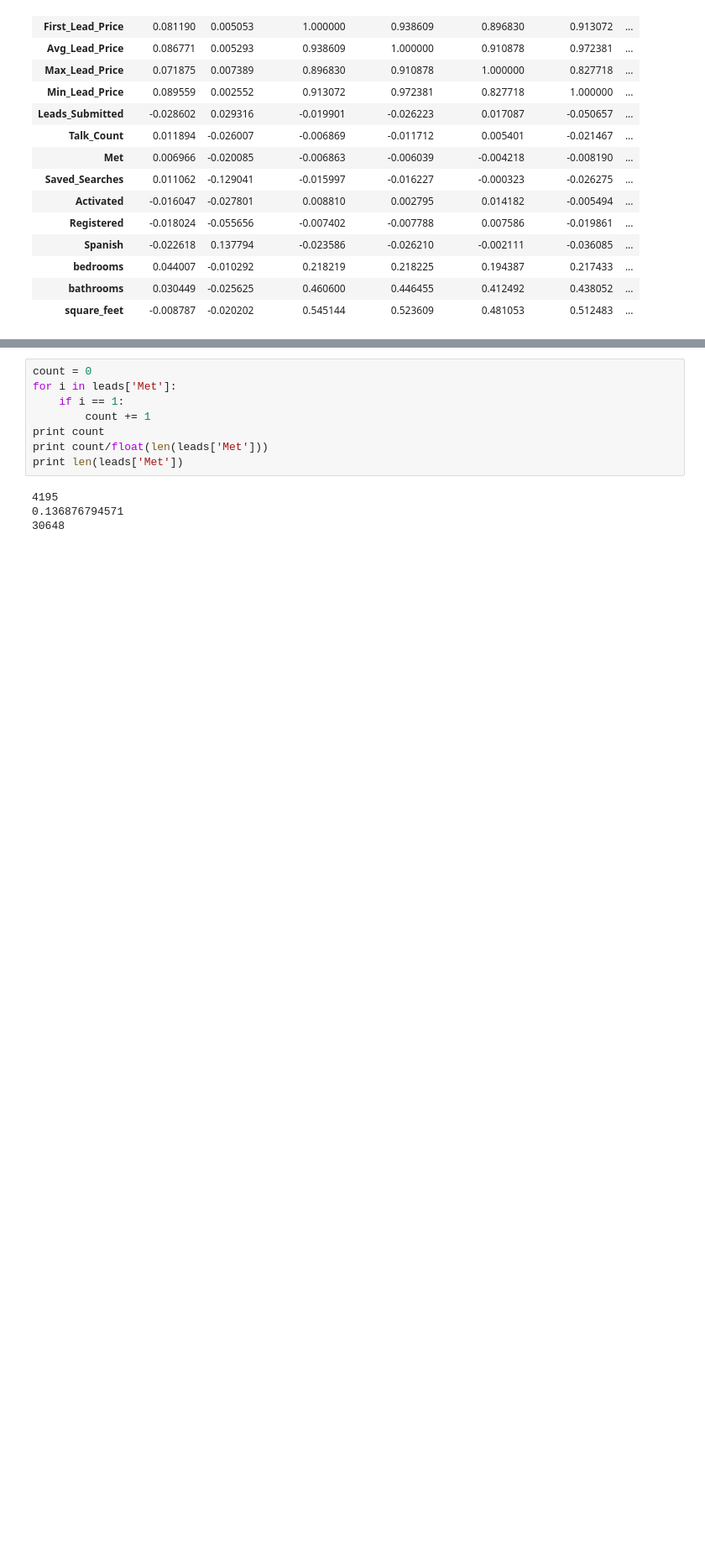
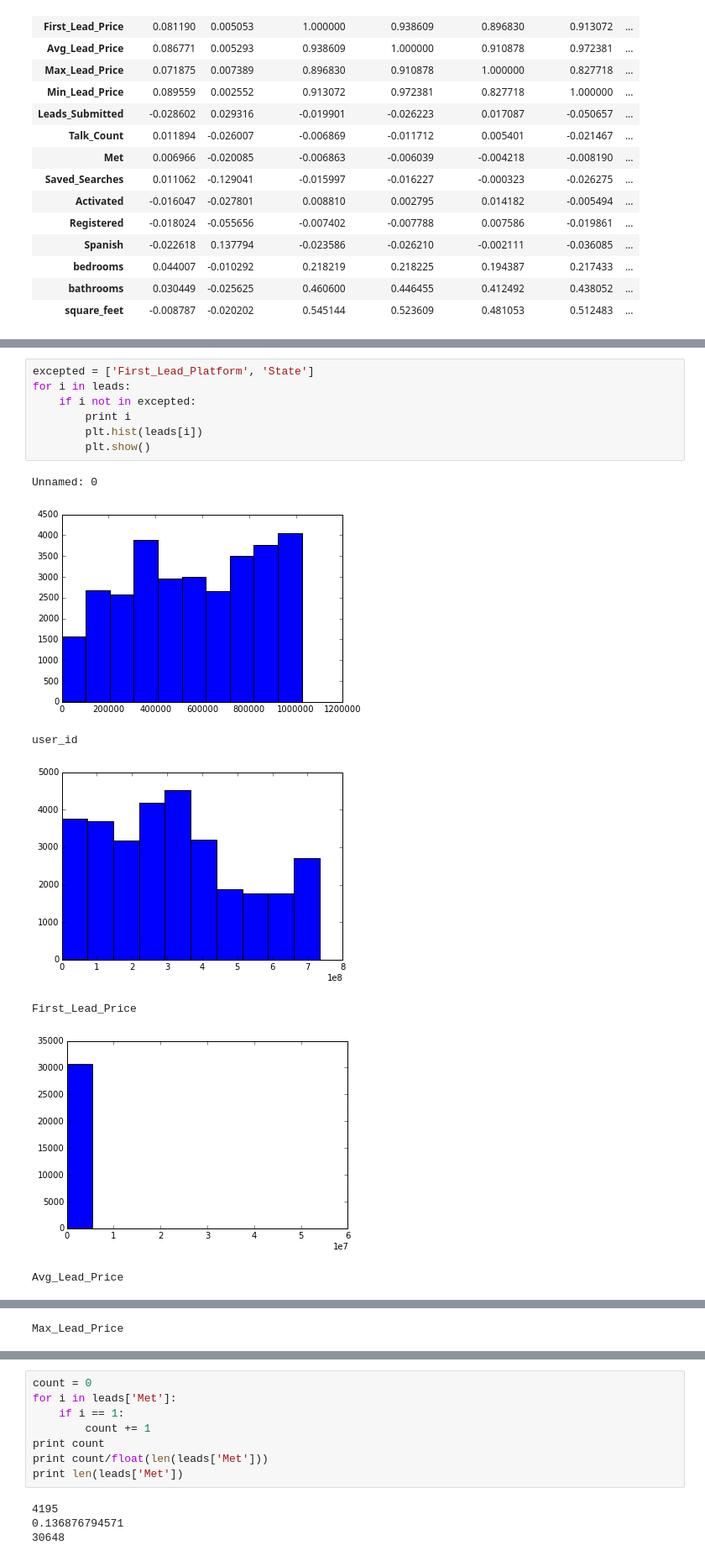
Before and after one commit to JeremyNixon/algorithms, a Jupyter notebook: Housing Price Models.ipynb, the cells around one changed output, grey strips where cells are left out. Shown at 84% size. Drawn from its saved outputs; the diff is of its cells as text; blank space fills up the shorter version.

```diff
--- a/Housing Price Models.ipynb
+++ b/Housing Price Models.ipynb
@@ -48,0 +61,15 @@ leads.corr()
+# %%
+excepted = ['First_Lead_Platform', 'State']
+for i in leads:
+    if i not in excepted:
+        print i
+        plt.hist(leads[i])
+        plt.show()
+# %% [output]
+Unnamed: 0
+[figure, added]
+user_id
+[figure, added]
+First_Lead_Price
+[figure, added]
+Avg_Lead_Price
@@ -48,0 +77 @@ leads.corr()
+Max_Lead_Price
```
Also changed, not shown: parts of 9 cells of this notebook.
